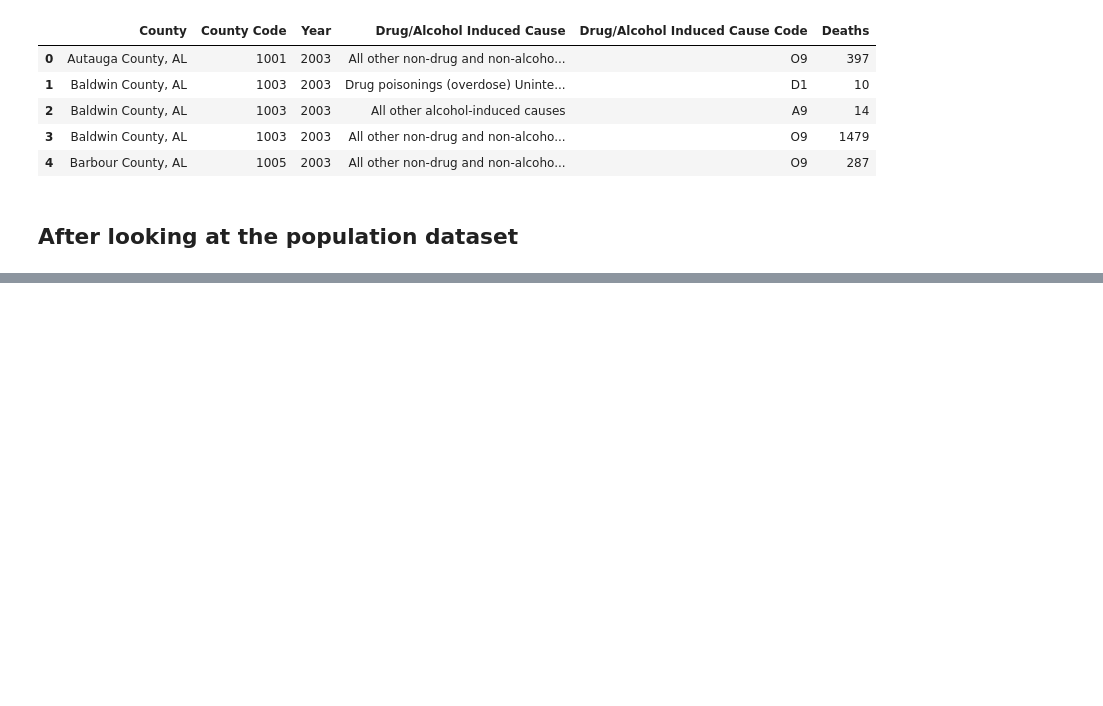
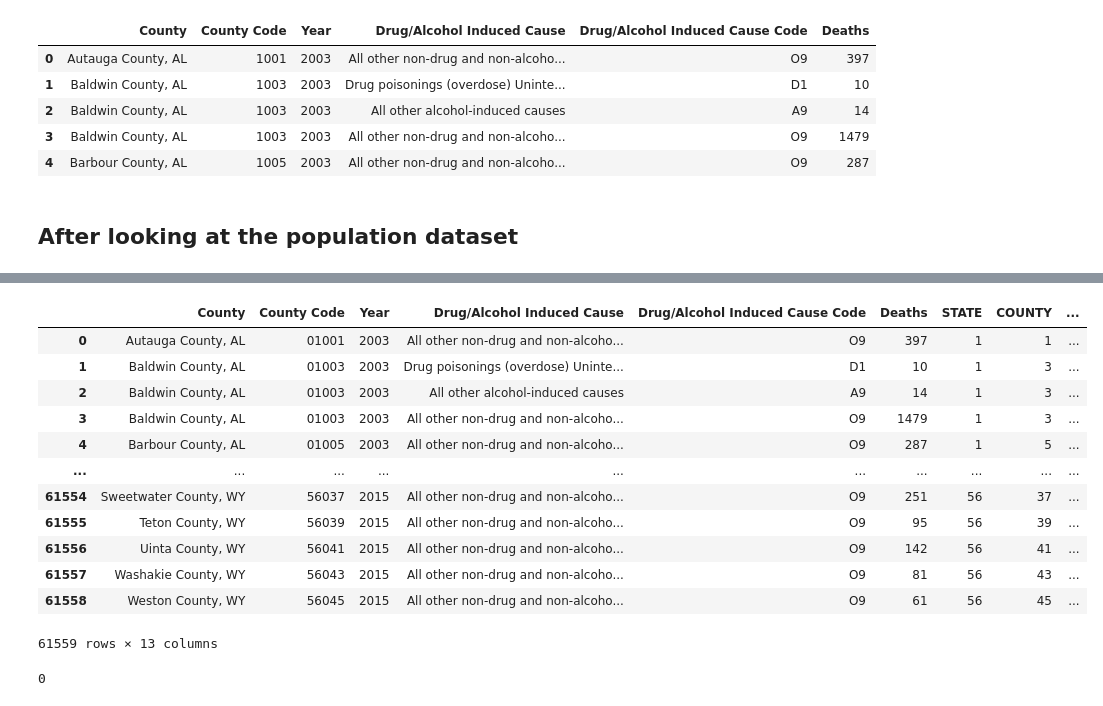
Before and after one commit to MIDS-at-Duke/pds-2025-opioids-study_on_opioids, a Jupyter notebook: study_on_opioids.ipynb, the cells around one changed output, grey strips where cells are left out. Drawn from its saved outputs; the diff is of its cells as text; code cells hidden in the pictures; blank space fills up the shorter version.

Commit message:
merged populations and mortality data

```diff
--- a/study_on_opioids.ipynb
+++ b/study_on_opioids.ipynb
@@ -318,3 +319,5 @@ mortality_03_15_clean.head()
 | 4 | Barbour County, AL | 1005 | 2003 | All other non-drug and non-alcoho... | O9 | 287 |
 # %% [markdown]
 ## After looking at the population dataset
+# %%
+population = pd.read_csv("data/clean/population_2000_2024.csv")
@@ -320,0 +352,5 @@ mortality_03_15_clean.head()
+# %%
+#Since len for County Code differs, fix before merging
+mortality_03_15_clean["County Code"] = mortality_03_15_clean["County Code"].astype(str).str.zfill(5)
+
+mortality_03_15_clean["County Code"].str.len().value_counts()
@@ -320,0 +369,2 @@ mortality_03_15_clean.head()
+# %%
+population["fips"] = population["fips"].astype(str).str.zfill(5)
@@ -320,0 +411,31 @@ mortality_03_15_clean.head()
+# %%
+obsolete_fips = ['02201','02232','02280','02270','46113','51515','51560'] #Alaska, South Daktoa, Virgina
+
+mortality_03_15_clean = mortality_03_15_clean[~mortality_03_15_clean["County Code"].isin(obsolete_fips)]
+# %%
+pop_mortality_merged = mortality_03_15_clean.merge(
+    population,
+    left_on=["County Code", "Year"],
+    right_on=["fips", "year"],
+    how="left"
+)
+
+pop_mortality_merged
+# %% [output]
+|  | County | County Code | Year | Drug/Alcohol Induced Cause | Drug/Alcohol Induced Cause Code | Deaths | STATE | COUNTY | ... |
+| 0 | Autauga County, AL | 01001 | 2003 | All other non-drug and non-alcoho... | O9 | 397 | 1 | 1 | ... |
+| 1 | Baldwin County, AL | 01003 | 2003 | Drug poisonings (overdose) Uninte... | D1 | 10 | 1 | 3 | ... |
+| 2 | Baldwin County, AL | 01003 | 2003 | All other alcohol-induced causes | A9 | 14 | 1 | 3 | ... |
+| 3 | Baldwin County, AL | 01003 | 2003 | All other non-drug and non-alcoho... | O9 | 1479 | 1 | 3 | ... |
+| 4 | Barbour County, AL | 01005 | 2003 | All other non-drug and non-alcoho... | O9 | 287 | 1 | 5 | ... |
+| ... | ... | ... | ... | ... | ... | ... | ... | ... | ... |
+| 61554 | Sweetwater County, WY | 56037 | 2015 | All other non-drug and non-alcoho... | O9 | 251 | 56 | 37 | ... |
+| 61555 | Teton County, WY | 56039 | 2015 | All other non-drug and non-alcoho... | O9 | 95 | 56 | 39 | ... |
+| 61556 | Uinta County, WY | 56041 | 2015 | All other non-drug and non-alcoho... | O9 | 142 | 56 | 41 | ... |
+| 61557 | Washakie County, WY | 56043 | 2015 | All other non-drug and non-alcoho... | O9 | 81 | 56 | 43 | ... |
+| 61558 | Weston County, WY | 56045 | 2015 | All other non-drug and non-alcoho... | O9 | 61 | 56 | 45 | ... |
+61559 rows × 13 columns
+# %%
+pop_mortality_merged["population"].isna().sum()
+# %% [output]
+0
```
Also changed, not shown: parts of 20 cells of this notebook.
